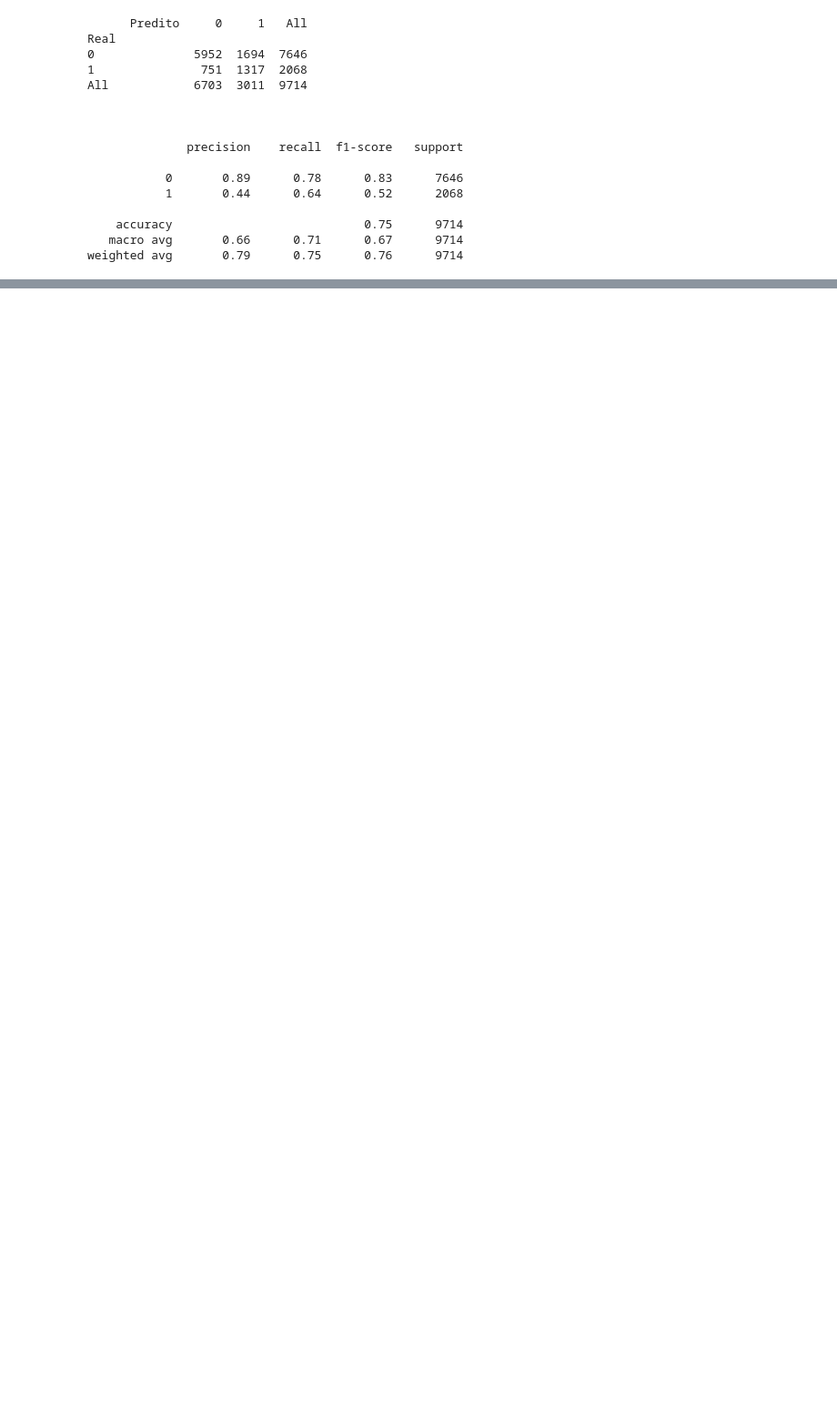
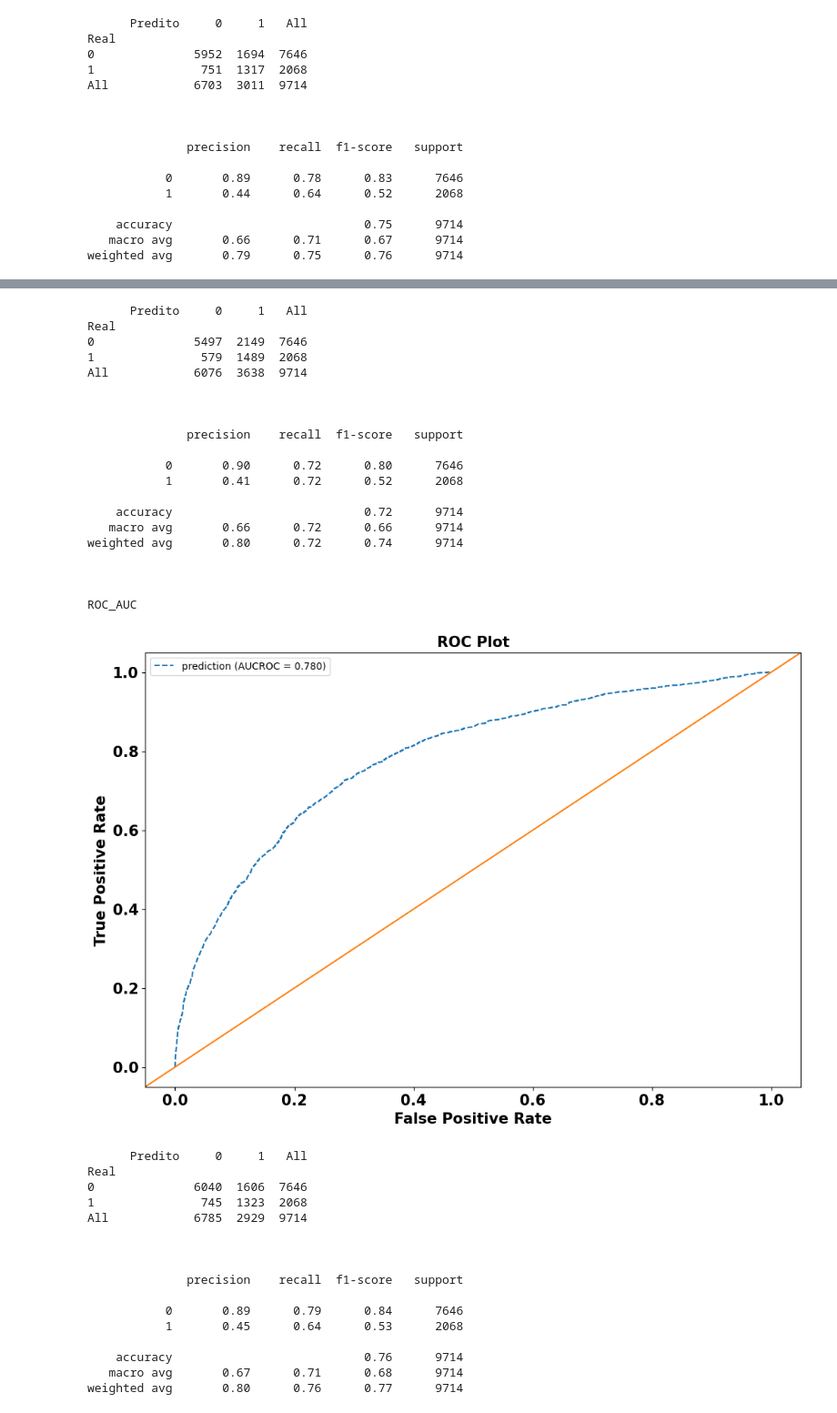
Before and after one commit to samantasobral/shap-ml-interpretability, a Jupyter notebook: notebook/shap_model.ipynb, the cells around one changed output, grey strips where cells are left out. Shown at 91% size. Cells and saved outputs as stored; diff of their text form; code cells hidden in the pictures; blank space fills up the shorter version.

```diff
--- a/notebook/shap_model.ipynb
+++ b/notebook/shap_model.ipynb
@@ -1971,0 +1976,6 @@ weighted avg       0.79      0.75      0.76      9714
+# %%
+df10_rf = pd.read_csv(config['data']['train_path']).copy()
+
+columns_select = ['dependentes', 'estado_civil', 'cheque_sem_fundo', 'idade', 'valor_emprestimo', 'pago']
+
+df10_rf = df10_rf[columns_select].copy()
@@ -1971,0 +1984,8 @@ weighted avg       0.79      0.75      0.76      9714
+# %%
+clf = Pipeline([
+    ('rare_encoder', RareLabelEncoder(tol=0.05, n_categories=5, variables=['estado_civil'], replace_with='outros')),
+    ('categorical_encoder', MeanEncoder(variables = ['dependentes', 'estado_civil', 'cheque_sem_fundo'])),
+    ('classifier', RandomForestClassifier(n_estimators=200, class_weight= 'balanced', random_state = 42, max_depth = 5, max_features = 'sqrt', n_jobs = -1))
+])
+
+kf = StratifiedKFold(n_splits = 5, shuffle=True, random_state=42)
@@ -1971,0 +2123,46 @@ weighted avg       0.79      0.75      0.76      9714
+# %%
+test_set = pd.read_csv(config['data']['test_path'])
+test_set = test_set[df10_rf.columns]
+
+X_test = test_set.drop('pago', axis  = 1)
+y_test = test_set['pago']
+
+cm_roc_plot(search_rf.best_estimator_, X_test, y_test, th=0.55)
+# %% [output]
+      Predito     0     1   All
+Real
+0              5497  2149  7646
+1               579  1489  2068
+All            6076  3638  9714
+
+
+
+              precision    recall  f1-score   support
+
+           0       0.90      0.72      0.80      7646
+           1       0.41      0.72      0.52      2068
+
+    accuracy                           0.72      9714
+   macro avg       0.66      0.72      0.66      9714
+weighted avg       0.80      0.72      0.74      9714
+
+
+
+ROC_AUC
+[figure, added]
+      Predito     0     1   All
+Real
+0              6040  1606  7646
+1               745  1323  2068
+All            6785  2929  9714
+
+
+
+              precision    recall  f1-score   support
+
+           0       0.89      0.79      0.84      7646
+           1       0.45      0.64      0.53      2068
+
+    accuracy                           0.76      9714
+   macro avg       0.67      0.71      0.68      9714
+weighted avg       0.80      0.76      0.77      9714
```
Also changed, not shown: parts of 36 cells of this notebook.
